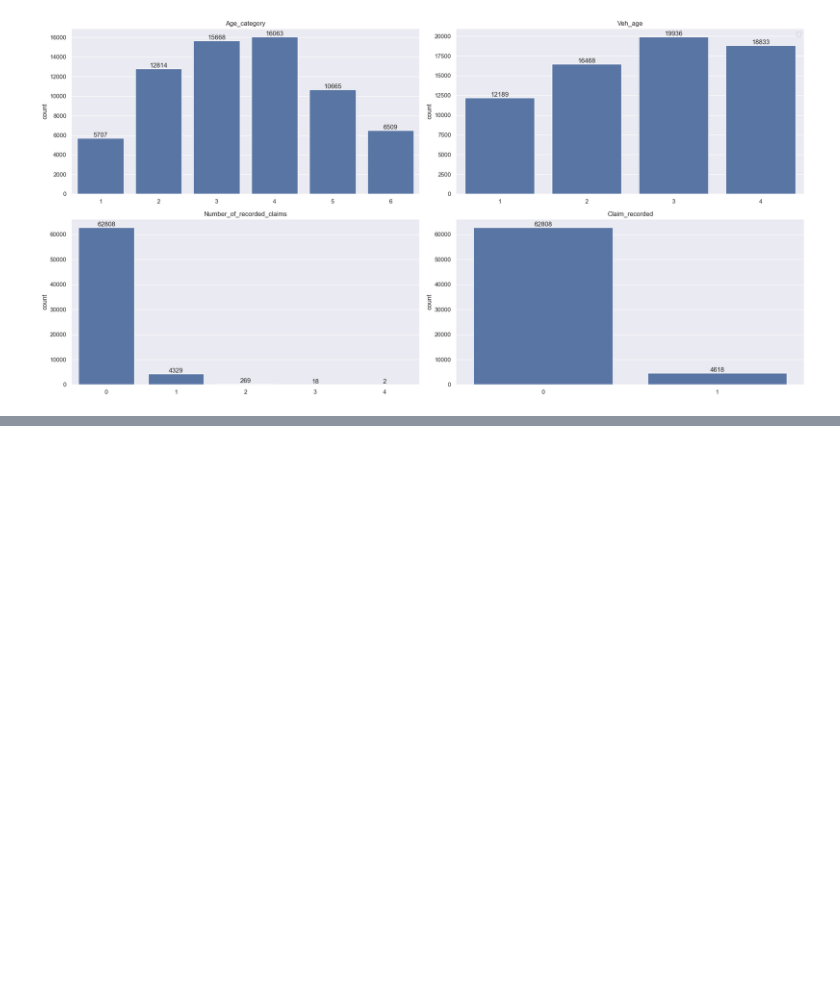
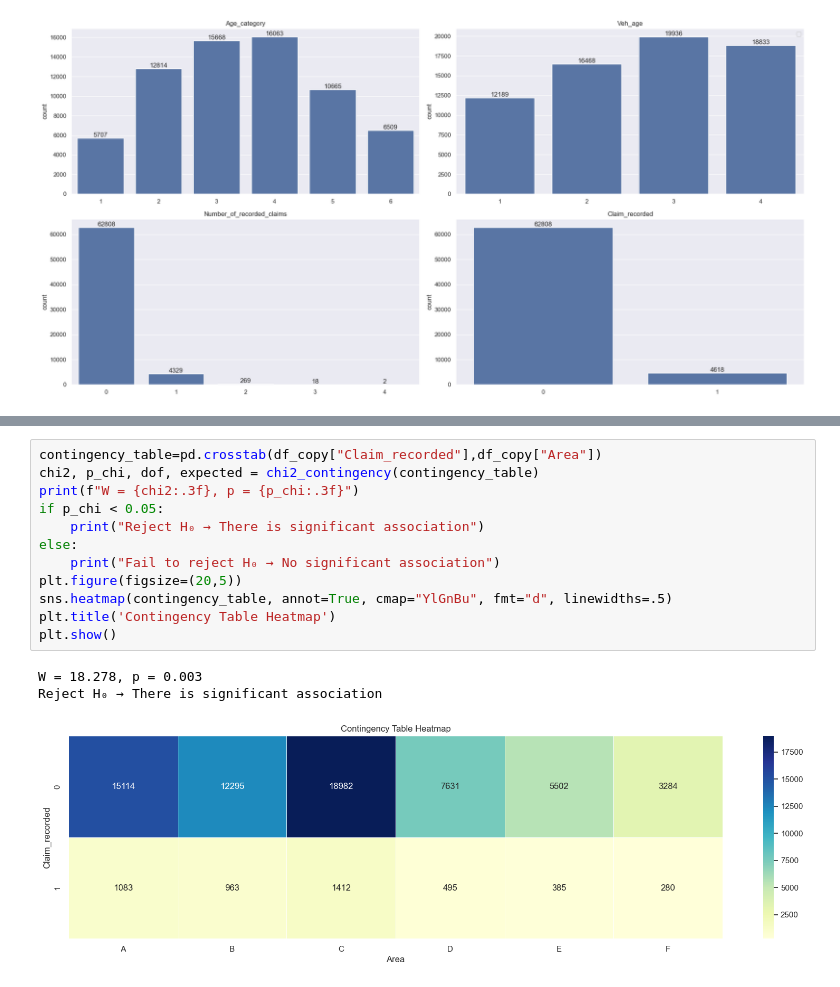
Before and after one commit to omars1234/Auto_Mobile_Inusrance_Analysis, a Jupyter notebook: Project_NoteBook.ipynb, the cells around one changed output, grey strips where cells are left out. Drawn from its saved outputs; the diff is of its cells as text; blank space fills up the shorter version.

```diff
--- a/Project_NoteBook.ipynb
+++ b/Project_NoteBook.ipynb
@@ -278,0 +322,16 @@ plt.show()
+# %%
+contingency_table=pd.crosstab(df_copy["Claim_recorded"],df_copy["Area"])
+chi2, p_chi, dof, expected = chi2_contingency(contingency_table)
+print(f"W = {chi2:.3f}, p = {p_chi:.3f}")
+if p_chi < 0.05:
+    print("Reject H₀ → There is significant association")
+else:
+    print("Fail to reject H₀ → No significant association")
+plt.figure(figsize=(20,5))
+sns.heatmap(contingency_table, annot=True, cmap="YlGnBu", fmt="d", linewidths=.5)
+plt.title('Contingency Table Heatmap')
+plt.show()
+# %% [output]
+W = 18.278, p = 0.003
+Reject H₀ → There is significant association
+[figure, added]
```
Also changed, not shown: parts of 29 cells of this notebook.
